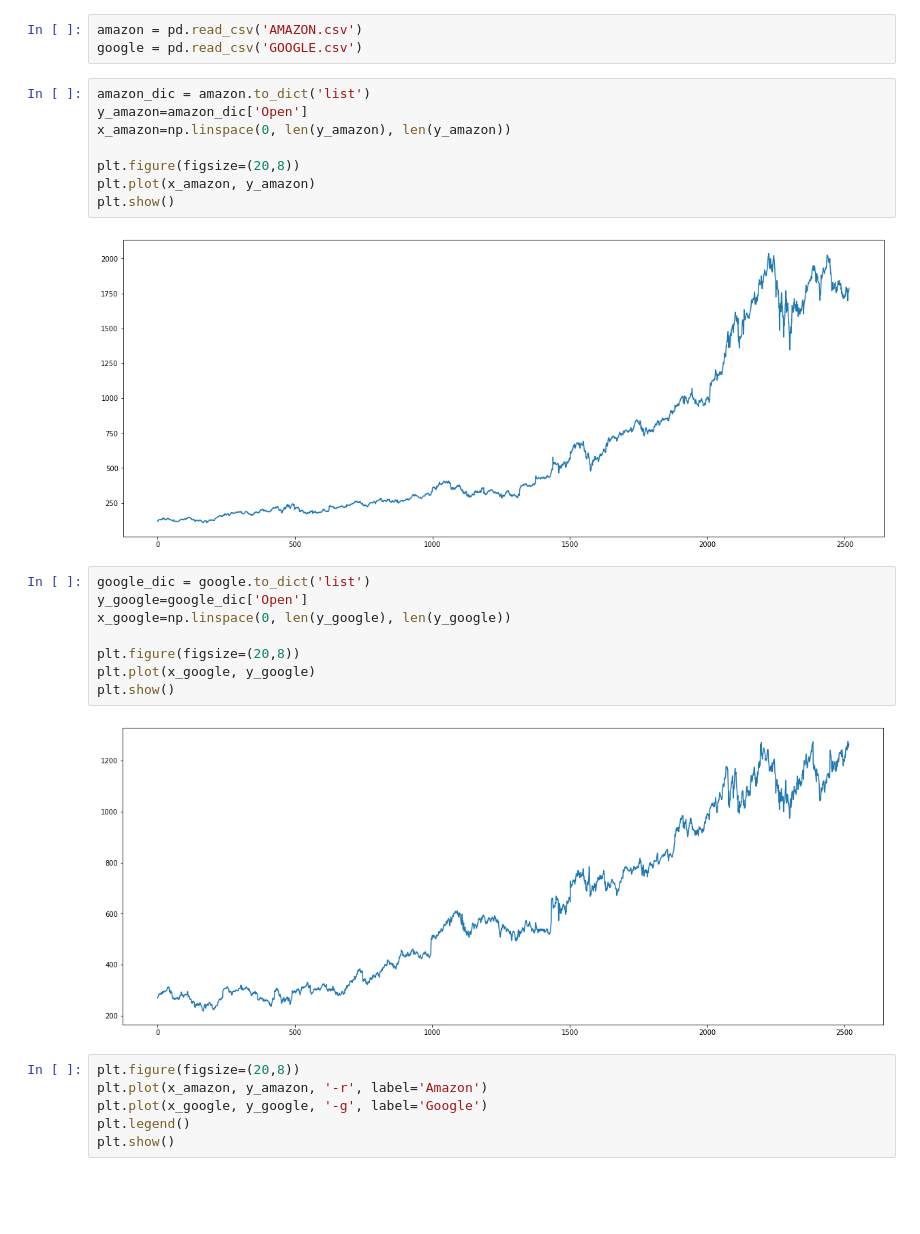
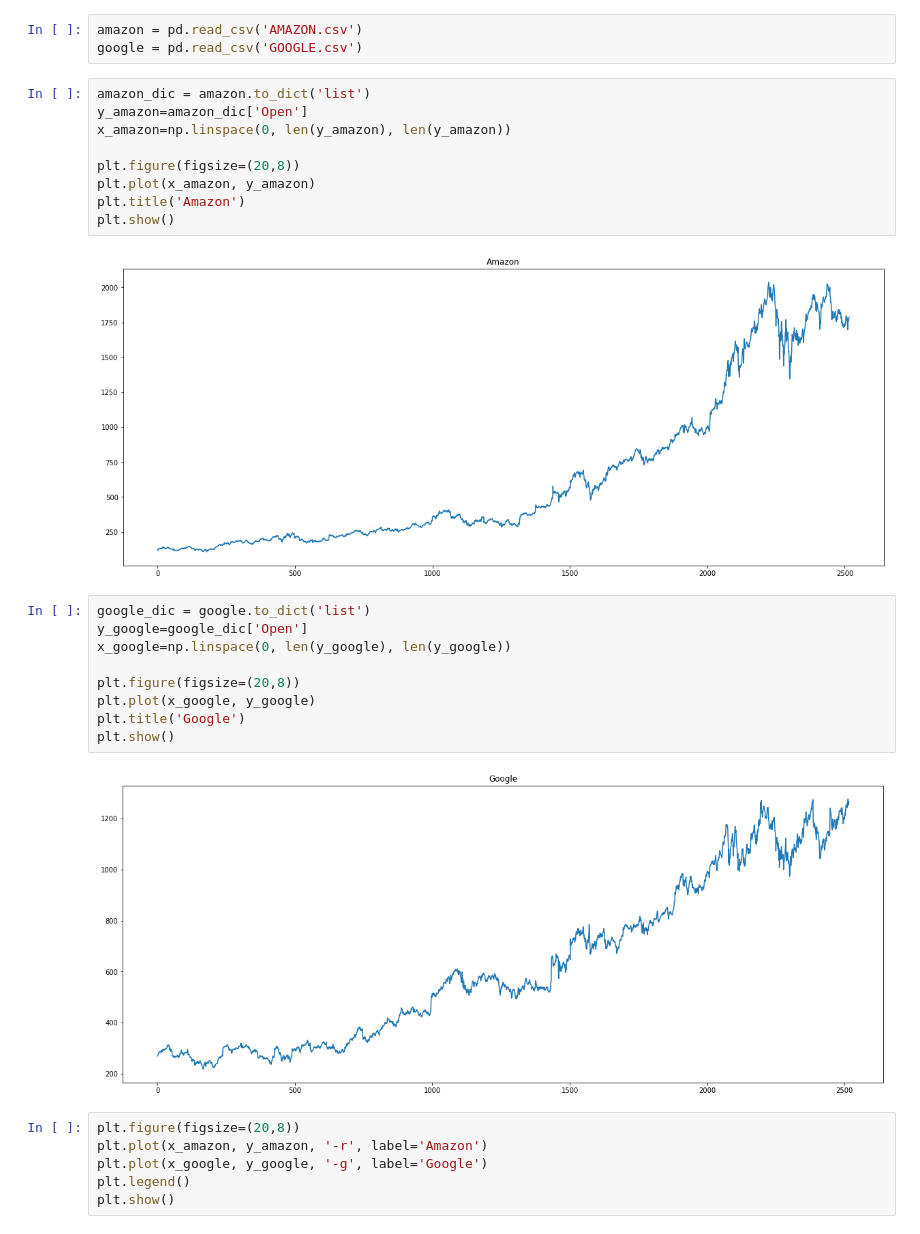
Before and after one commit to femaffi13/Python, a Jupyter notebook: ITBA/5- Matplotlib.ipynb, the cells around one changed output. Cells and saved outputs as stored; diff of their text form; blank space fills up the shorter version.

```diff
--- a/ITBA/5- Matplotlib.ipynb
+++ b/ITBA/5- Matplotlib.ipynb
@@ -170,13 +170,14 @@ google = pd.read_csv('GOOGLE.csv')
 # %%
 amazon_dic = amazon.to_dict('list')
 y_amazon=amazon_dic['Open']
 x_amazon=np.linspace(0, len(y_amazon), len(y_amazon))
 
 plt.figure(figsize=(20,8))
 plt.plot(x_amazon, y_amazon)
+plt.title('Amazon')
 plt.show()
 # %% [output]
-[figure, old version]
+[figure, new version]
 # %%
 google_dic = google.to_dict('list')
 y_google=google_dic['Open']
@@ -184,9 +185,10 @@ x_google=np.linspace(0, len(y_google), len(y_google))
 
 plt.figure(figsize=(20,8))
 plt.plot(x_google, y_google)
+plt.title('Google')
 plt.show()
 # %% [output]
-[figure, old version]
+[figure, new version]
 # %%
 plt.figure(figsize=(20,8))
 plt.plot(x_amazon, y_amazon, '-r', label='Amazon')
```
Also changed, not shown: parts of 5 cells of this notebook.
